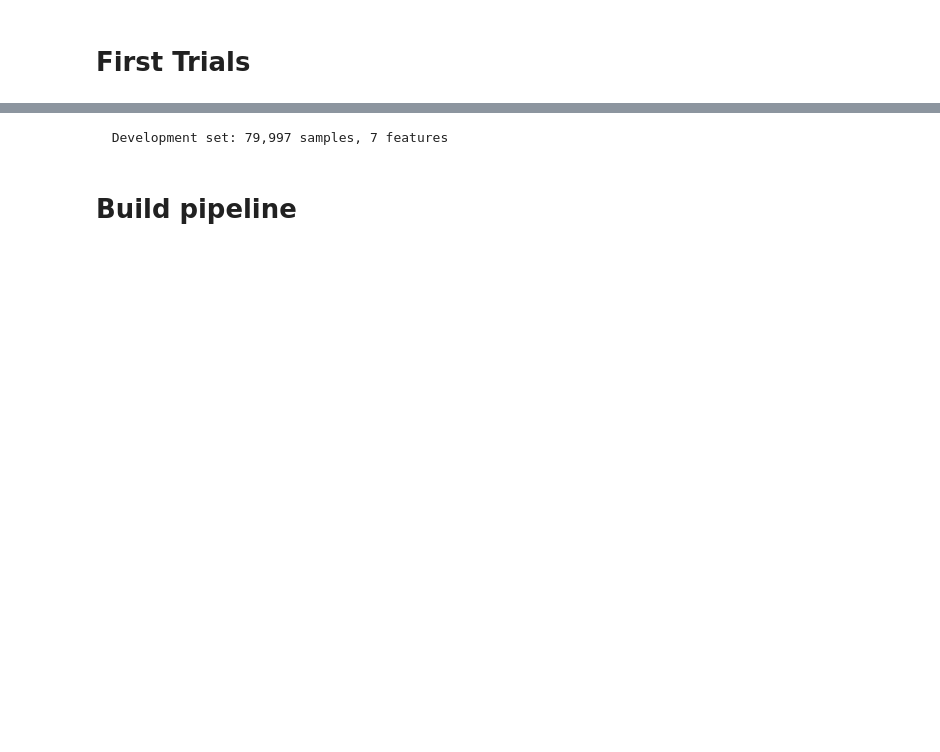
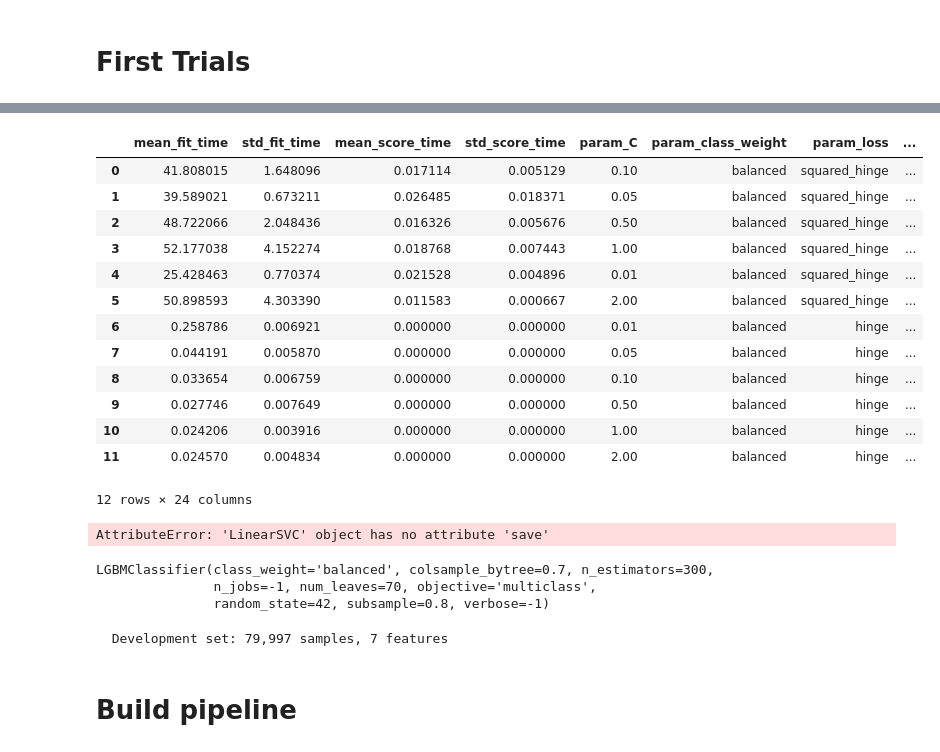
Before and after one commit to MottaDavide/news_classification, a Jupyter notebook: trial.ipynb, the cells around one changed output, grey strips where cells are left out. Saved outputs shown, nothing was run; the diff lists cells and outputs as text; code cells hidden in the pictures; blank space fills up the shorter version.

```diff
--- a/trial.ipynb
+++ b/trial.ipynb
@@ -11,4 +11,5 @@ import pandas as pd
 with open("config/config.yaml", 'r') as ymlfile:
     config = yaml.safe_load(ymlfile)
 
-LABEL_NAMES = config['LABEL_NAMES'][0]
+LABEL_NAMES = config['LABEL_NAMES']
+RANDOM_STATE = config['RANDOM_STATE']
@@ -14,0 +239,23 @@ LABEL_NAMES = config['LABEL_NAMES'][0]
+# %%
+svc_results
+# %% [output]
+|  | mean_fit_time | std_fit_time | mean_score_time | std_score_time | param_C | param_class_weight | param_loss | ... |
+| 0 | 41.808015 | 1.648096 | 0.017114 | 0.005129 | 0.10 | balanced | squared_hinge | ... |
+| 1 | 39.589021 | 0.673211 | 0.026485 | 0.018371 | 0.05 | balanced | squared_hinge | ... |
+| 2 | 48.722066 | 2.048436 | 0.016326 | 0.005676 | 0.50 | balanced | squared_hinge | ... |
+| 3 | 52.177038 | 4.152274 | 0.018768 | 0.007443 | 1.00 | balanced | squared_hinge | ... |
+| 4 | 25.428463 | 0.770374 | 0.021528 | 0.004896 | 0.01 | balanced | squared_hinge | ... |
+| 5 | 50.898593 | 4.303390 | 0.011583 | 0.000667 | 2.00 | balanced | squared_hinge | ... |
+| 6 | 0.258786 | 0.006921 | 0.000000 | 0.000000 | 0.01 | balanced | hinge | ... |
+| 7 | 0.044191 | 0.005870 | 0.000000 | 0.000000 | 0.05 | balanced | hinge | ... |
+| 8 | 0.033654 | 0.006759 | 0.000000 | 0.000000 | 0.10 | balanced | hinge | ... |
+| 9 | 0.027746 | 0.007649 | 0.000000 | 0.000000 | 0.50 | balanced | hinge | ... |
+| 10 | 0.024206 | 0.003916 | 0.000000 | 0.000000 | 1.00 | balanced | hinge | ... |
+| 11 | 0.024570 | 0.004834 | 0.000000 | 0.000000 | 2.00 | balanced | hinge | ... |
+12 rows × 24 columns
+# %%
+best_svc.save(OUTPUT_DIR / "best_svc_model.pkl")
+svc_params
+svc_results
+# %% [output]
+AttributeError: 'LinearSVC' object has no attribute 'save'
@@ -14,0 +274,6 @@ LABEL_NAMES = config['LABEL_NAMES'][0]
+# %%
+best_lgbm
+# %% [output]
+LGBMClassifier(class_weight='balanced', colsample_bytree=0.7, n_estimators=300,
+               n_jobs=-1, num_leaves=70, objective='multiclass',
+               random_state=42, subsample=0.8, verbose=-1)
```
Also changed, not shown: parts of 29 cells of this notebook, 15 other files.
